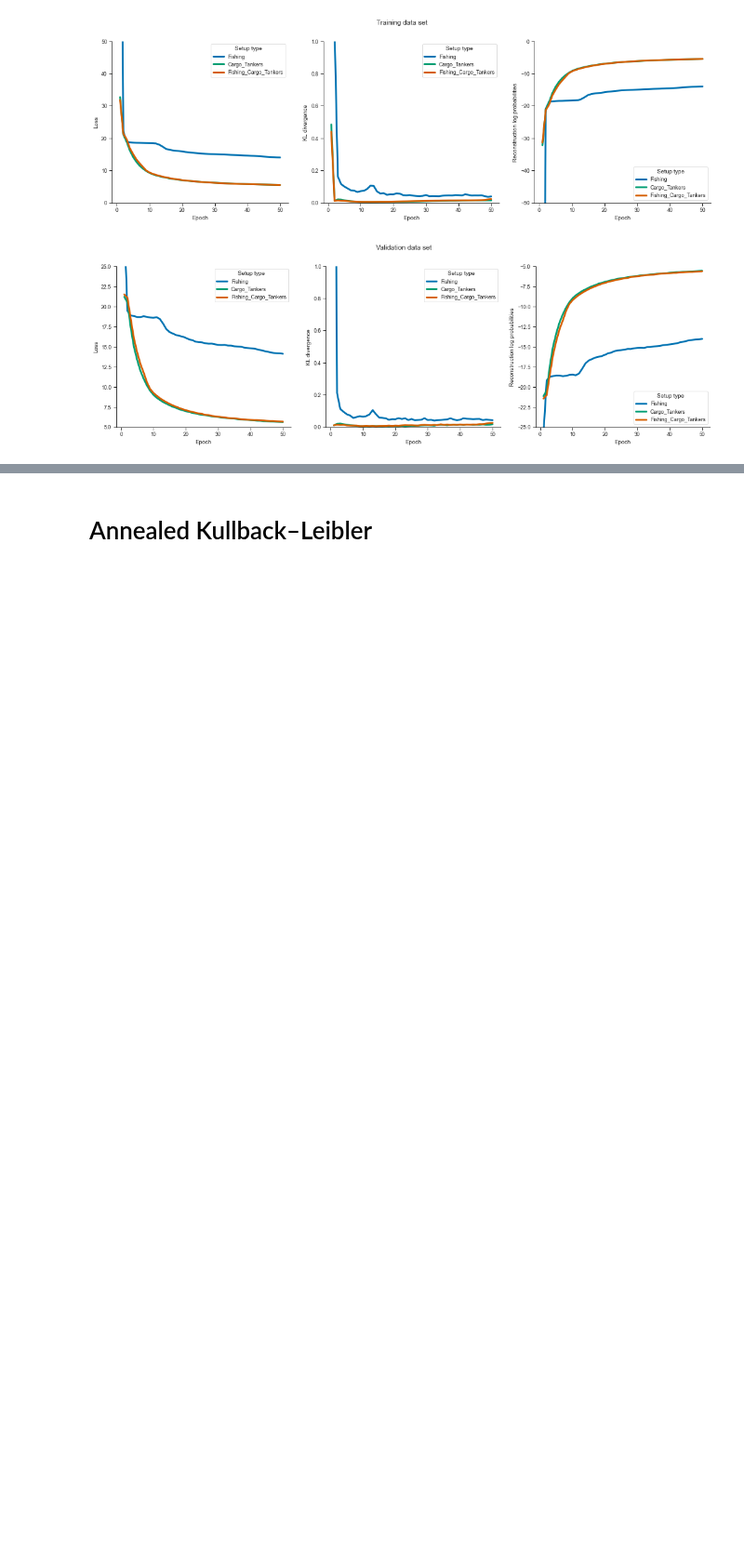
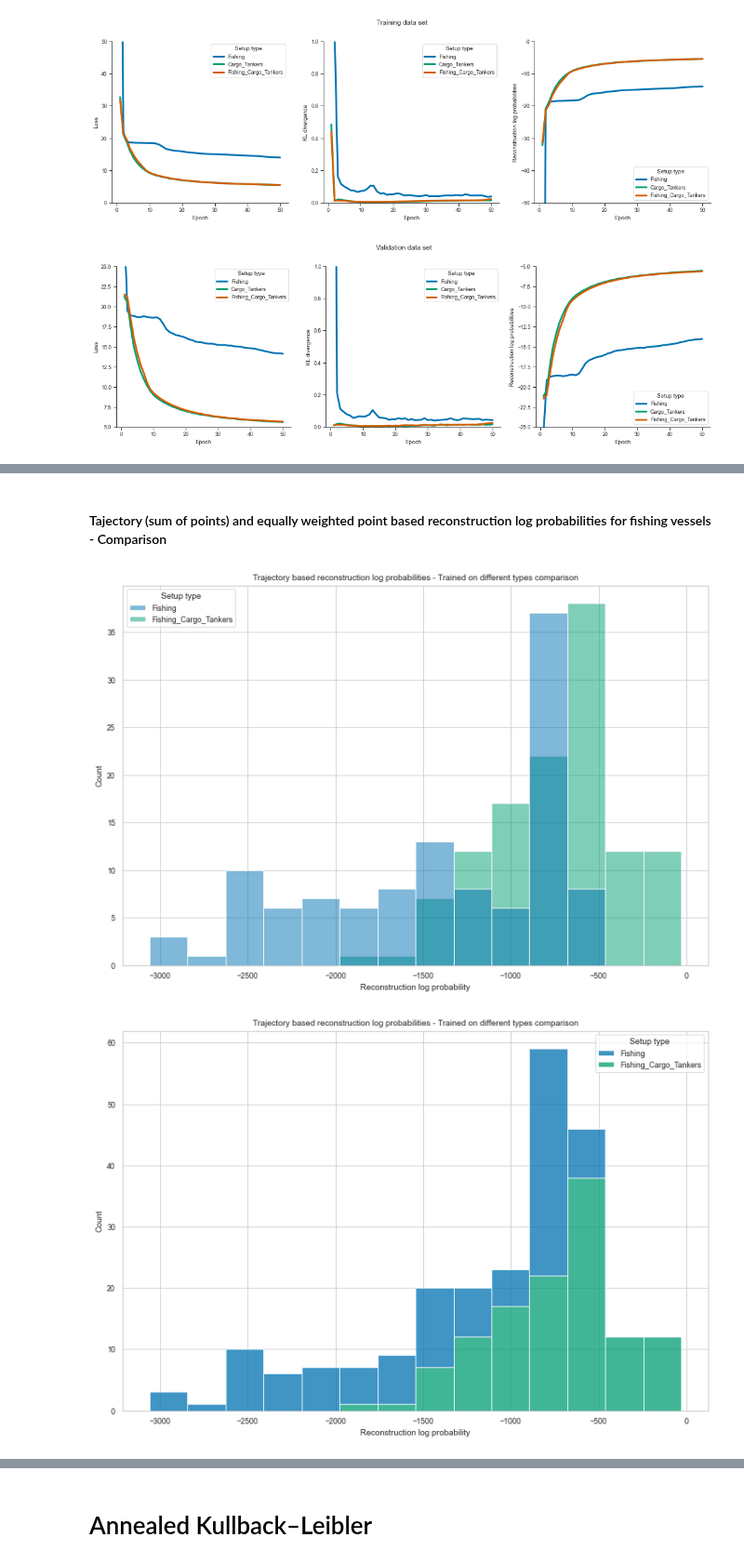
Before and after one commit to ThordurPall/vessel-trajectory-anomaly-detection, a Jupyter notebook: notebooks/Model Training/Learning Curves/Discrete Representation/Explore Training & Validation Curves - Comparison.ipynb, the cells around one changed output, grey strips where cells are left out. Shown at 93% size. Cells and saved outputs as stored; diff of their text form; code cells hidden in the pictures; blank space fills up the shorter version.

```diff
--- a/notebooks/Model Training/Learning Curves/Discrete Representation/Explore Training & Validation Curves - Comparison.ipynb
+++ b/notebooks/Model Training/Learning Curves/Discrete Representation/Explore Training & Validation Curves - Comparison.ipynb
@@ -156,0 +166,24 @@ Fishing   -6.125784 -4.31634
+# %% [markdown]
+#### Tajectory (sum of points) and equally weighted point based reconstruction log probabilities for fishing vessels - Comparison
+# %%
+# Combine the different vessel type date frames (that validated on any fishing vessels)
+df_all_fish = df_track_lvl_fish_carg_tank[df_track_lvl_fish_carg_tank["Ship type"] == "Fishing"]
+df = pd.concat([df_all_fish, df_track_lvl_fish])
+df.reset_index(drop=True, inplace=True)
+hue = "Setup type"
+hue_order = ["Fishing", "Fishing_Cargo_Tankers"]
+
+# Plot trajectory based reconstruction log probabilities for fishing vessels
+title = "Trajectory based reconstruction log probabilities - Trained on different types comparison"
+x = "Reconstruction log probability"
+summary_models_fish_carg_tank.hist_stacked_plot(df, type="Histogram", title=title, x=x, hue=hue, hue_order=hue_order)
+summary_models_fish_carg_tank.hist_stacked_plot(df, type="Stacked", x=x, hue=hue, title=title, hue_order=hue_order)
+
+# Plot equally weighted (point based) reconstruction log probabilities for fishing vessels
+title = "Equally weighted (point based) reconstruction log probabilities - Trained on different types comparison"
+x = "Equally weighted reconstruction log probability"
+summary_models_fish_carg_tank.hist_stacked_plot(df, type="Histogram", title=title, x=x, hue=hue, hue_order=hue_order)
+summary_models_fish_carg_tank.hist_stacked_plot(df, type="Stacked", x=x, hue=hue, title=title, hue_order=hue_order)
+# %% [output]
+[figure, added]
+[figure, added]
```
Also changed, not shown: parts of 7 cells of this notebook, 2 other files.
